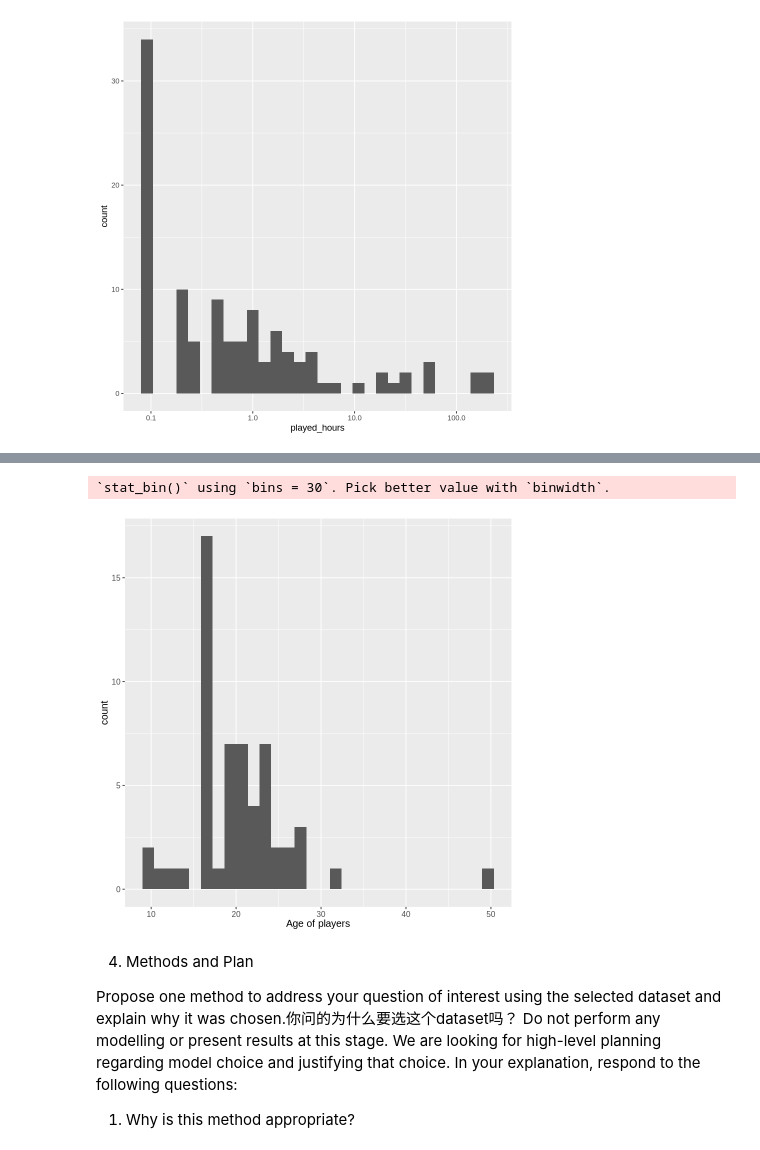
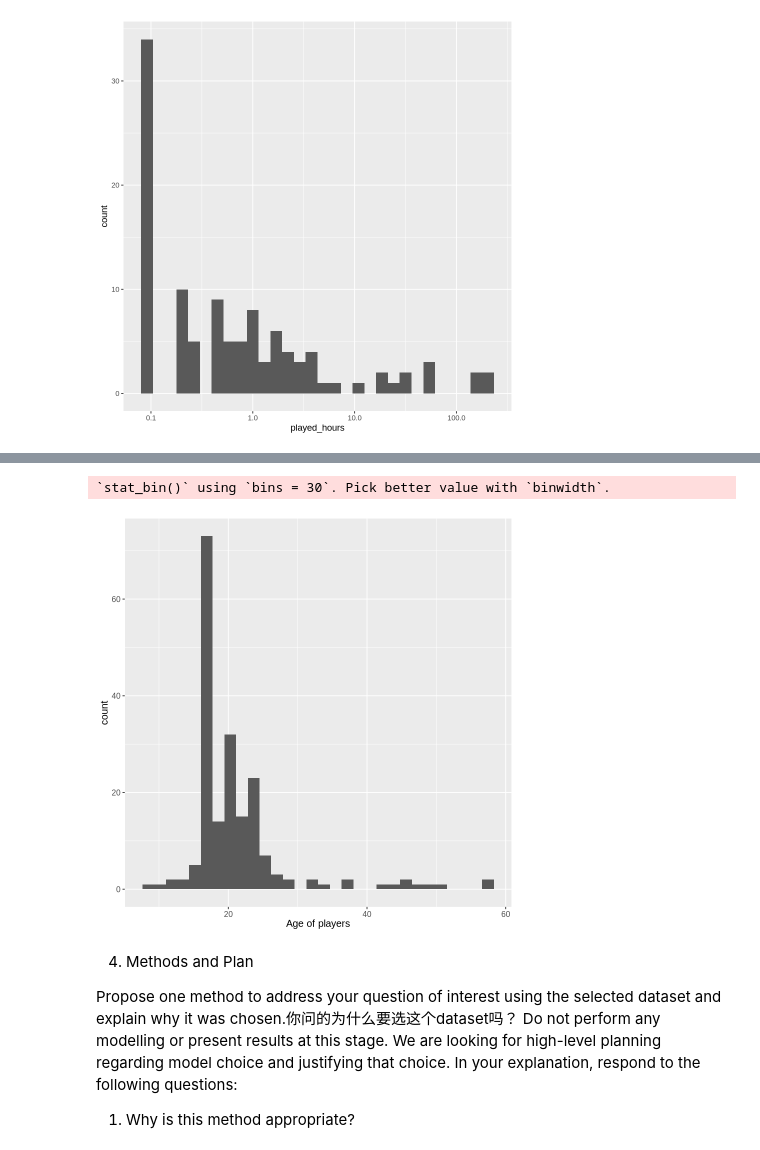
Before and after one commit to iriszovo/dsci-project, a Jupyter notebook: Individual project.ipynb, the cells around one changed output, grey strips where cells are left out. Cells and saved outputs as stored; diff of their text form; code cells hidden in the pictures.

```diff
--- a/Individual project.ipynb
+++ b/Individual project.ipynb
@@ -244,14 +310,13 @@ no_played_age
 # %%
-played_age <- players_wrang|>
-filter(played_hours >= 0.5)|>
+age_hist <- players_wrang|>
 ggplot(aes(x= Age))+
 geom_histogram()+
 xlab("Age of players")+
 theme(text = element_text(size = 12))
-played_age
+age_hist
 # %% [output]
 `stat_bin()` using `bins = 30`. Pick better value with `binwidth`.
-[figure, old version]
+[figure, new version]
 # %% [markdown]
 4. Methods and Plan
 
```
Also changed, not shown: parts of 12 cells of this notebook.
